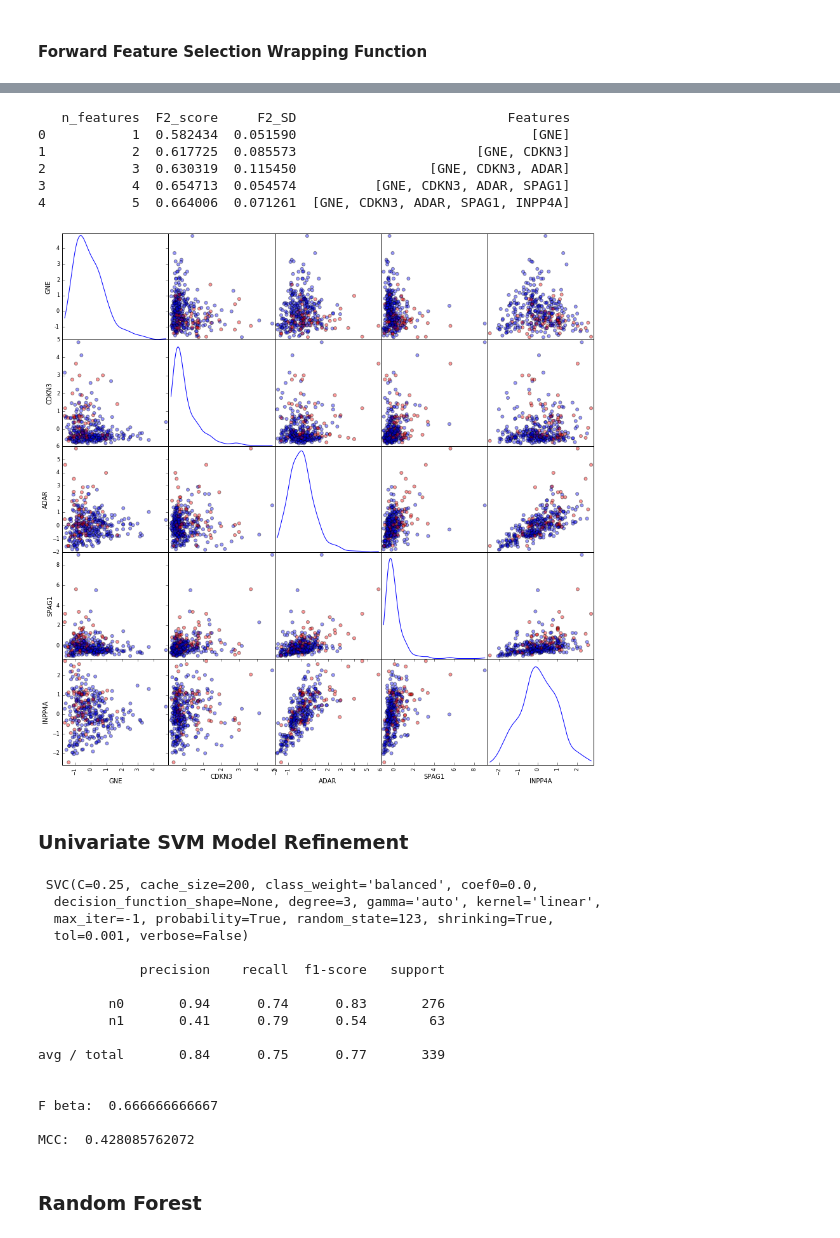
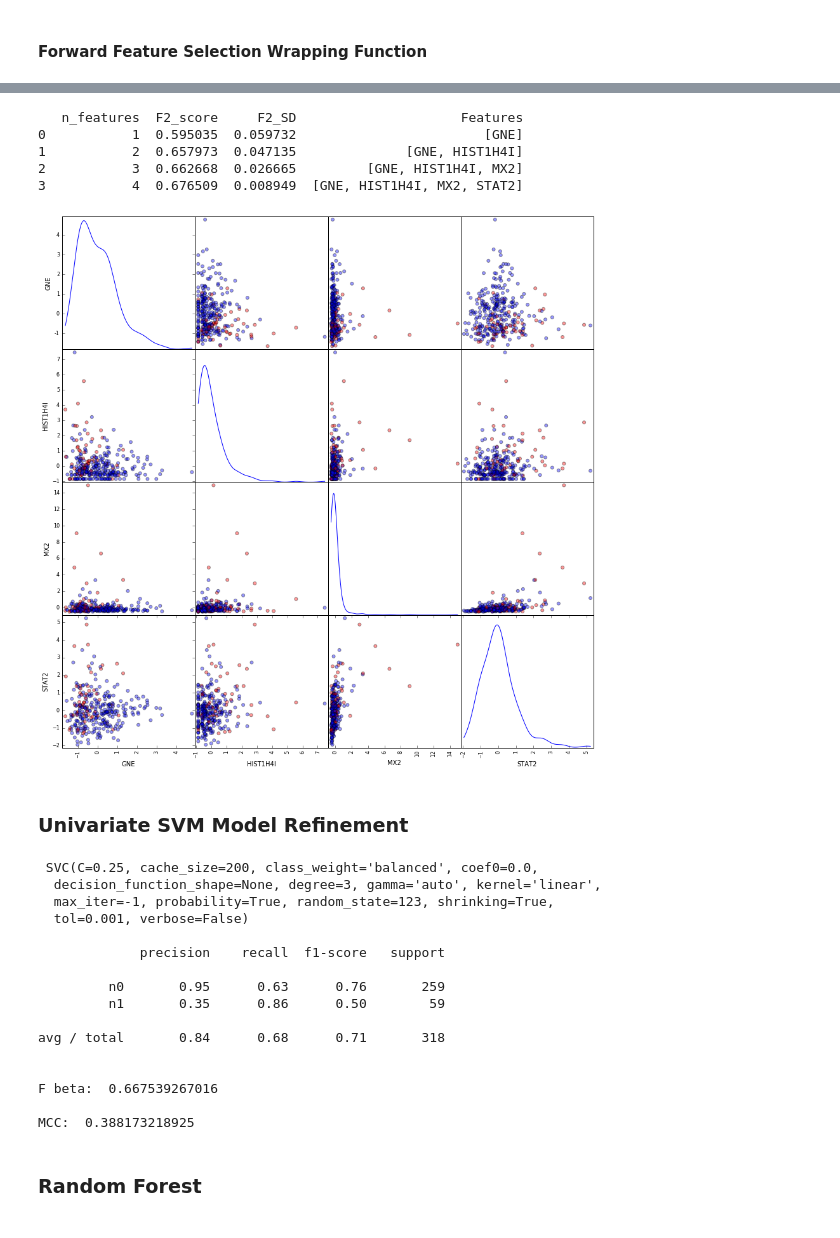
Before and after one commit to CCThompson82/Prostate_metastasis, a Jupyter notebook: PCa_Metastasis.ipynb, the cells around one changed output, grey strips where cells are left out. Saved outputs shown, nothing was run; the diff lists cells and outputs as text; code cells hidden in the pictures.

```diff
--- a/PCa_Metastasis.ipynb
+++ b/PCa_Metastasis.ipynb
@@ -216 +214,4 @@ test_k = len(y) - train_k #1/3 of set dedicated to test set
+# %%
+train_k = round(len(y)*0.75)
+test_k = len(y) - train_k
 # %%
@@ -317,23 +316,22 @@ F2 Score Gain: 0.00929304764566
 # %%
 print(DF)
 # %% [output]
-   n_features  F2_score     F2_SD                           Features
-0           1  0.582434  0.051590                              [GNE]
-1           2  0.617725  0.085573                       [GNE, CDKN3]
-2           3  0.630319  0.115450                 [GNE, CDKN3, ADAR]
-3           4  0.654713  0.054574          [GNE, CDKN3, ADAR, SPAG1]
-4           5  0.664006  0.071261  [GNE, CDKN3, ADAR, SPAG1, INPP4A]
+   n_features  F2_score     F2_SD                     Features
+0           1  0.595035  0.059732                        [GNE]
+1           2  0.657973  0.047135              [GNE, HIST1H4I]
+2           3  0.662668  0.026665         [GNE, HIST1H4I, MX2]
+3           4  0.676509  0.008949  [GNE, HIST1H4I, MX2, STAT2]
 # %%
 best_genes = DF.loc[(max(DF['n_features'])-1), 'Features']
-#X_kk_f = X_train.loc[:,best_genes]
-sm = pd.scatter_matrix(X_train.loc[:,best_genes],
+X_FR = X.loc[:,best_genes]
+sm = pd.scatter_matrix(X_FR.loc[X_train.index],
                        alpha=0.4,
                        figsize= (15,15),
                        diagonal = 'kde',
                        c = y_train.replace({'n1': 'red','n0':'blue'}),
                        s = 100)
 # %% [output]
-[figure, old version]
+[figure, new version]
 # %% [markdown]
 ### Univariate SVM Model Refinement
 # %%
@@ -363,14 +361,14 @@ clf_search = GridSearchCV(estimator,
                    pre_dispatch='2*n_jobs',
                    error_score='raise')
 # %%
-clf_search.fit(X_train.loc[:,best_genes], y_train)
+clf_search.fit(X_FR.loc[X_train.index], y_train)
 clf_svm_fr = clf_search.best_estimator_
 print('\n',clf_svm_fr,'\n')
 print(classification_report(y_train,
-                            clf_svm_fr.predict(X_train.loc[:,best_genes]),
+                            clf_svm_fr.predict(X_FR.loc[X_train.index]),
                             target_names = ['n0', 'n1']))
-print('\nF beta: ', fbeta_score(y_train, clf_svm_fr.predict(X_train.loc[:,best_genes]), pos_label='n1',beta=2))
-print('\nMCC: ',matthews_corrcoef(y_train, clf_svm_fr.predict(X_train.loc[:,best_genes])))
+print('\nF beta: ', fbeta_score(y_train, clf_svm_fr.predict(X_FR.loc[X_train.index]), pos_label='n1',beta=2))
+print('\nMCC: ',matthews_corrcoef(y_train, clf_svm_fr.predict(X_FR.loc[X_train.index])))
 # %% [output]
  SVC(C=0.25, cache_size=200, class_weight='balanced', coef0=0.0,
   decision_function_shape=None, degree=3, gamma='auto', kernel='linear',
@@ -379,15 +377,15 @@ print('\nMCC: ',matthews_corrcoef(y_train, clf_svm_fr.predict(X_train.loc[:,best
 
              precision    recall  f1-score   support
 
-         n0       0.94      0.74      0.83       276
-         n1       0.41      0.79      0.54        63
+         n0       0.95      0.63      0.76       259
+         n1       0.35      0.86      0.50        59
 
-avg / total       0.84      0.75      0.77       339
+avg / total       0.84      0.68      0.71       318
 
 
-F beta:  0.666666666667
+F beta:  0.667539267016
 
-MCC:  0.428085762072
+MCC:  0.388173218925
 # %% [markdown]
 ### Random Forest
 # %%
```
Also changed, not shown: parts of 16 cells of this notebook, 2 other files.
